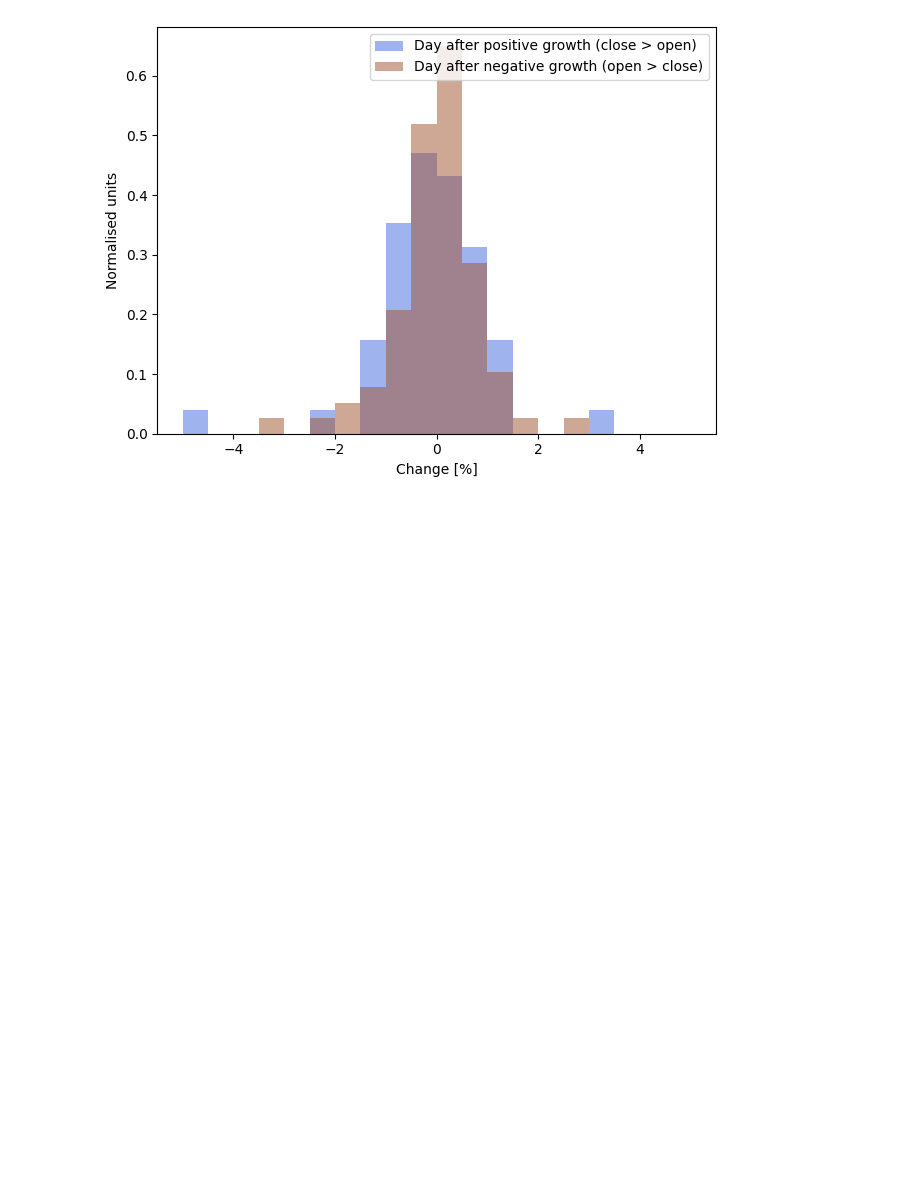
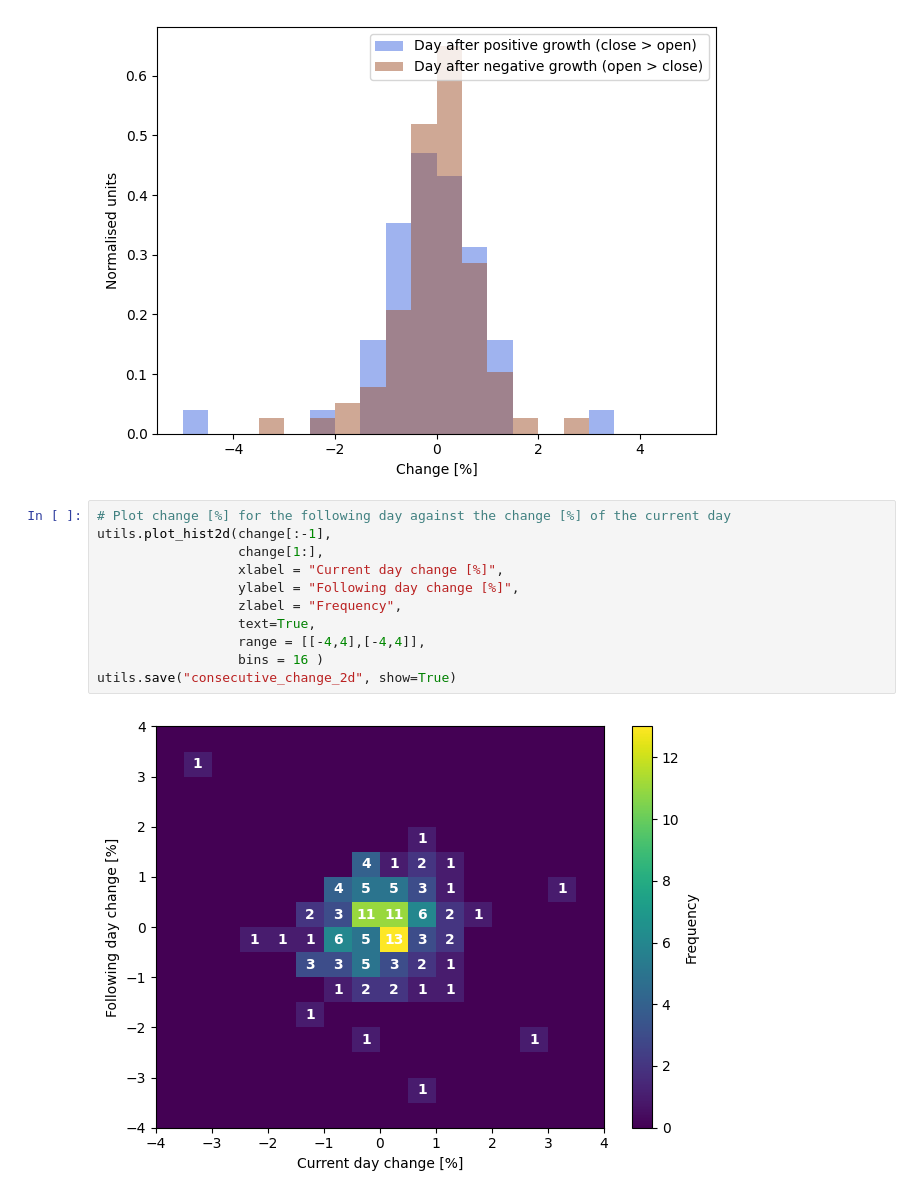
Before and after one commit to edting/historical-price-analysis, a Jupyter notebook: analysis.ipynb, the cells around one changed output. Drawn from its saved outputs; the diff is of its cells as text; blank space fills up the shorter version.

Commit message:
Plot consecutive day changes

```diff
--- a/analysis.ipynb
+++ b/analysis.ipynb
@@ -151,3 +151,16 @@ plt.legend()
 utils.save("following_day_change", show=True)
 # %% [output]
 [figure]
+# %%
+# Plot change [%] for the following day against the change [%] of the current day
+utils.plot_hist2d(change[:-1],
+                  change[1:],
+                  xlabel = "Current day change [%]",
+                  ylabel = "Following day change [%]",
+                  zlabel = "Frequency",
+                  text=True,
+                  range = [[-4,4],[-4,4]],
+                  bins = 16 )
+utils.save("consecutive_change_2d", show=True)
+# %% [output]
+[figure, added]
```
